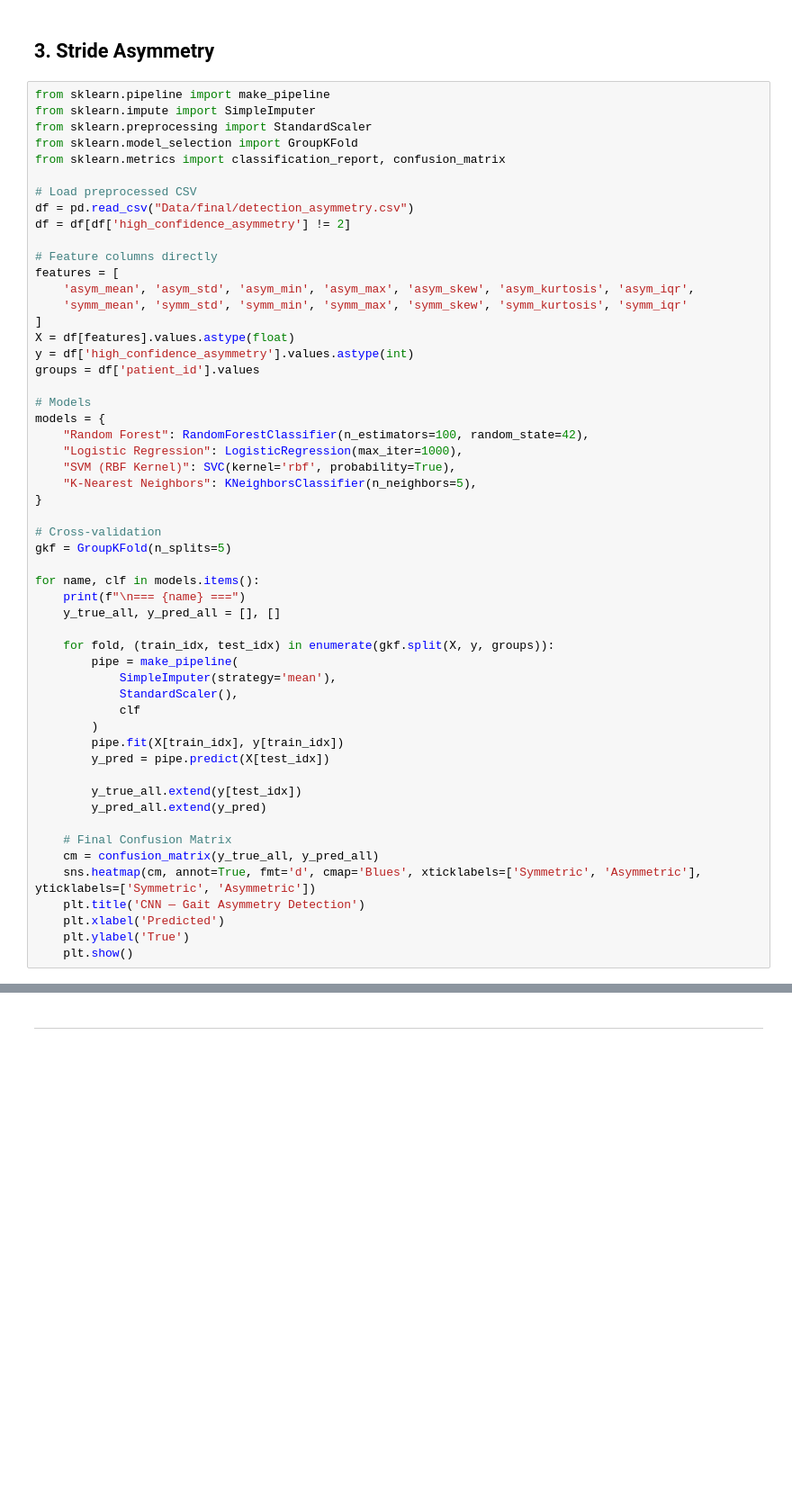
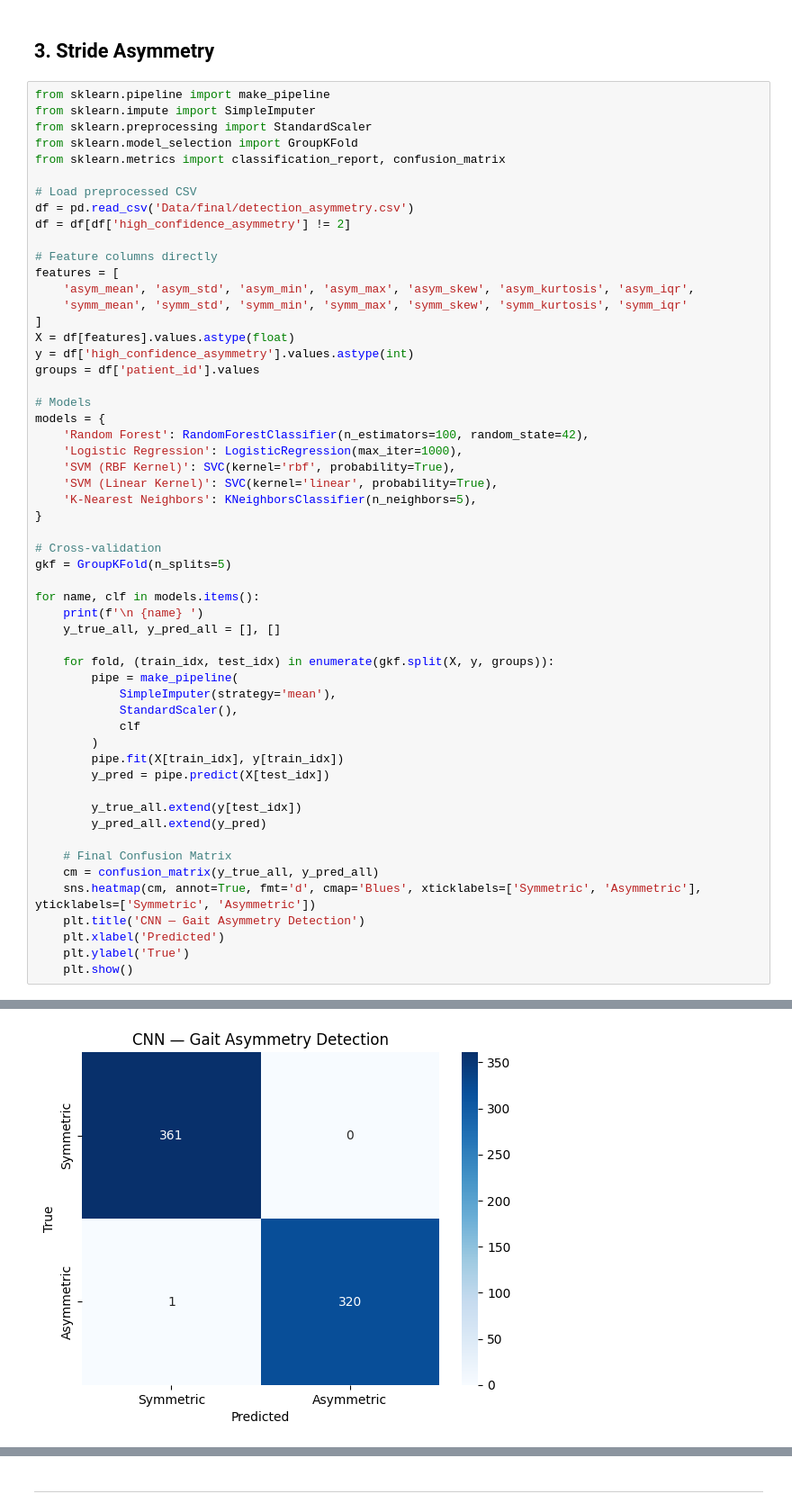
Before and after one commit to StamatisOrfanos/GaitRehab, a Jupyter notebook: gait_detection.ipynb, the cells around one changed output, grey strips where cells are left out. Shown: that part at 90% size. Drawn from its saved outputs; the diff is of its cells as text; blank space fills up the shorter version.

```diff
--- a/gait_detection.ipynb
+++ b/gait_detection.ipynb
@@ -555,7 +535,7 @@ from sklearn.model_selection import GroupKFold
 from sklearn.metrics import classification_report, confusion_matrix
 
 # Load preprocessed CSV
-df = pd.read_csv("Data/final/detection_asymmetry.csv")
+df = pd.read_csv('Data/final/detection_asymmetry.csv')
 df = df[df['high_confidence_asymmetry'] != 2]
 
 # Feature columns directly
@@ -569,17 +549,18 @@ groups = df['patient_id'].values
 
 # Models
 models = {
-    "Random Forest": RandomForestClassifier(n_estimators=100, random_state=42),
-    "Logistic Regression": LogisticRegression(max_iter=1000),
-    "SVM (RBF Kernel)": SVC(kernel='rbf', probability=True),
-    "K-Nearest Neighbors": KNeighborsClassifier(n_neighbors=5),
+    'Random Forest': RandomForestClassifier(n_estimators=100, random_state=42),
+    'Logistic Regression': LogisticRegression(max_iter=1000),
+    'SVM (RBF Kernel)': SVC(kernel='rbf', probability=True),
+    'SVM (Linear Kernel)': SVC(kernel='linear', probability=True),
+    'K-Nearest Neighbors': KNeighborsClassifier(n_neighbors=5),
 }
 
 # Cross-validation
 gkf = GroupKFold(n_splits=5)
 
 for name, clf in models.items():
-    print(f"\n=== {name} ===")
+    print(f'\n {name} ')
     y_true_all, y_pred_all = [], []
 
     for fold, (train_idx, test_idx) in enumerate(gkf.split(X, y, groups)):
@@ -621,0 +587 @@ Overall confusion matrix:
+[figure, added]
```
Also changed, not shown: parts of 7 cells of this notebook, 4 other files.
